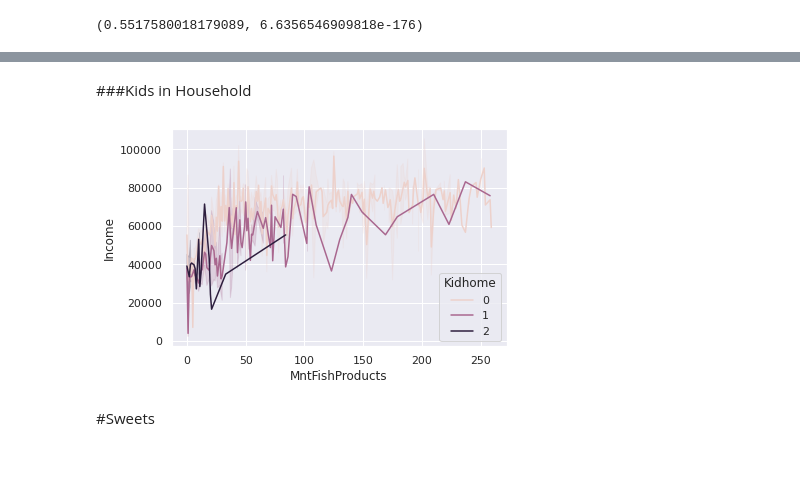
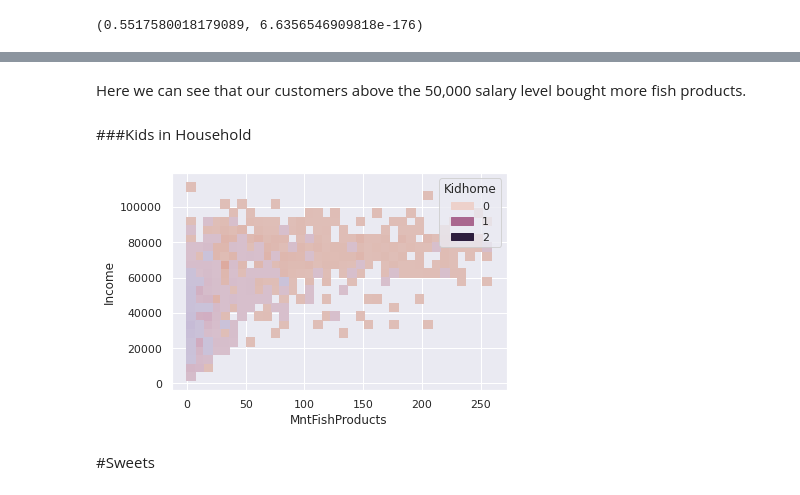
Before and after one commit to clanderson23/Grocery-Analysis, a Jupyter notebook: Grocery_Market_Analysis.ipynb, the cells around one changed output, grey strips where cells are left out. Saved outputs shown, nothing was run; the diff lists cells and outputs as text; code cells hidden in the pictures; blank space fills up the shorter version.

```diff
--- a/Grocery_Market_Analysis.ipynb
+++ b/Grocery_Market_Analysis.ipynb
@@ -336,10 +368,12 @@ stats.pearsonr(market_df['Income'], market_df['MntFishProducts'])
+# %% [markdown]
+Here we can see that our customers above the 50,000 salary level bought more fish products.
 # %% [markdown]
 ###Kids in Household
 # %%
-sns.lineplot(x='MntFishProducts', y='Income', hue='Kidhome', data=market_df)
+sns.histplot(x='MntFishProducts', y='Income', hue='Kidhome', data=market_df)
 plt.ioff()
 # %% [output]
-[figure, old version]
+[figure, new version]
 # %% [markdown]
 #Sweets
 # %% [markdown]
```
Also changed, not shown: parts of 27 cells of this notebook.
